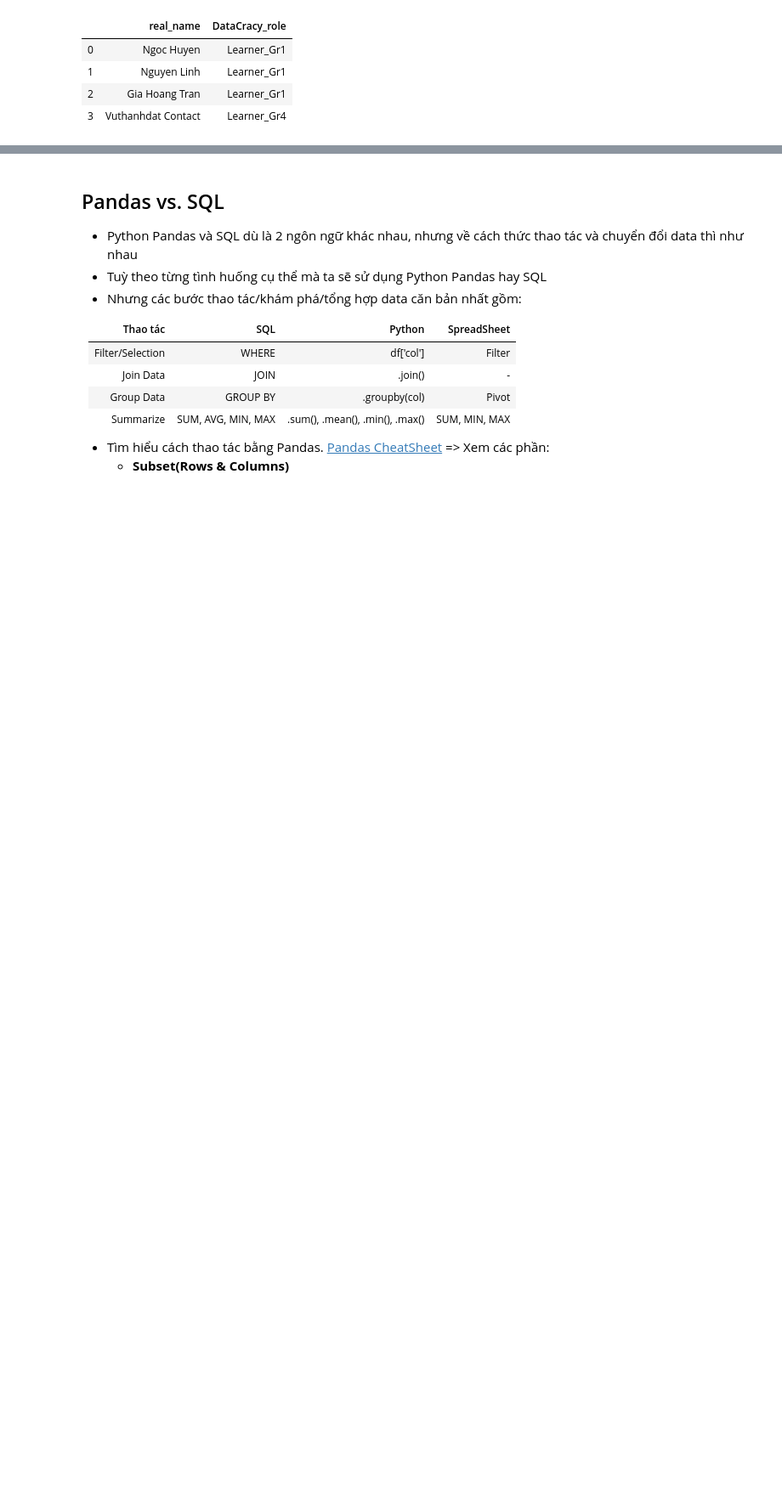
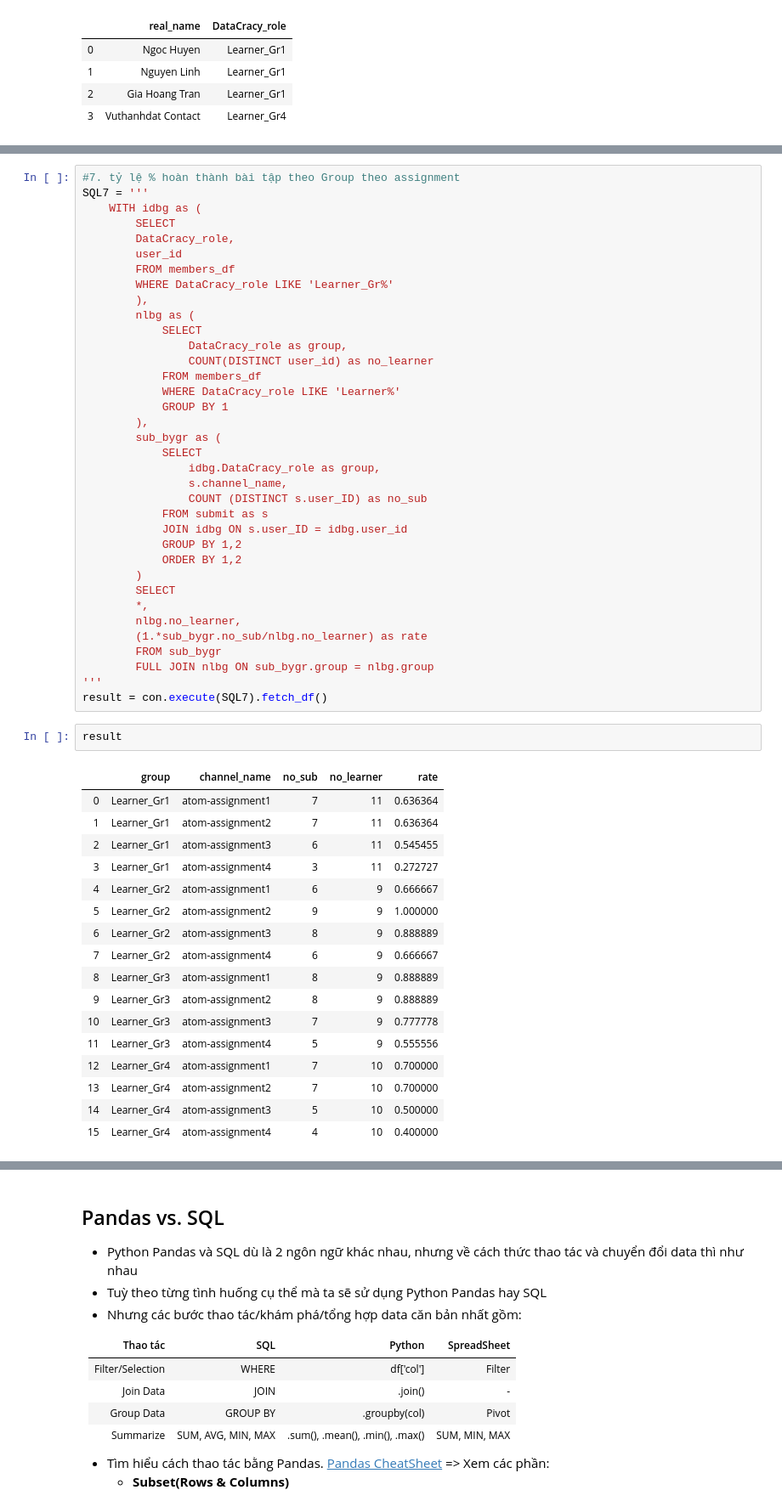
Before and after one commit to Lulichlam/atom-assignments, a Jupyter notebook: assignment_4/home_assignment_4.ipynb, the cells around one changed output, grey strips where cells are left out. Shown: that part at 85% size. Drawn from its saved outputs; the diff is of its cells as text; blank space fills up the shorter version.

```diff
--- a/assignment_4/home_assignment_4.ipynb
+++ b/assignment_4/home_assignment_4.ipynb
@@ -655,0 +698,56 @@ con.execute(SQL4).fetch_df()
+# %%
+#7. tỷ lệ % hoàn thành bài tập theo Group theo assignment
+SQL7 = '''
+    WITH idbg as (
+        SELECT
+        DataCracy_role,
+        user_id
+        FROM members_df
+        WHERE DataCracy_role LIKE 'Learner_Gr%'
+        ),
+        nlbg as (
+            SELECT
+                DataCracy_role as group,
+                COUNT(DISTINCT user_id) as no_learner
+            FROM members_df
+            WHERE DataCracy_role LIKE 'Learner%'
+            GROUP BY 1
+        ),
+        sub_bygr as (
+            SELECT
+                idbg.DataCracy_role as group,
+                s.channel_name,
+                COUNT (DISTINCT s.user_ID) as no_sub
+            FROM submit as s
+            JOIN idbg ON s.user_ID = idbg.user_id
+            GROUP BY 1,2
+            ORDER BY 1,2
+        )
+        SELECT
+        *,
+        nlbg.no_learner,
+        (1.*sub_bygr.no_sub/nlbg.no_learner) as rate
+        FROM sub_bygr
+        FULL JOIN nlbg ON sub_bygr.group = nlbg.group
+'''
+result = con.execute(SQL7).fetch_df()
+# %%
+result
+# %% [output]
+|  | group | channel_name | no_sub | no_learner | rate |
+| 0 | Learner_Gr1 | atom-assignment1 | 7 | 11 | 0.636364 |
+| 1 | Learner_Gr1 | atom-assignment2 | 7 | 11 | 0.636364 |
+| 2 | Learner_Gr1 | atom-assignment3 | 6 | 11 | 0.545455 |
+| 3 | Learner_Gr1 | atom-assignment4 | 3 | 11 | 0.272727 |
+| 4 | Learner_Gr2 | atom-assignment1 | 6 | 9 | 0.666667 |
+| 5 | Learner_Gr2 | atom-assignment2 | 9 | 9 | 1.000000 |
+| 6 | Learner_Gr2 | atom-assignment3 | 8 | 9 | 0.888889 |
+| 7 | Learner_Gr2 | atom-assignment4 | 6 | 9 | 0.666667 |
+| 8 | Learner_Gr3 | atom-assignment1 | 8 | 9 | 0.888889 |
+| 9 | Learner_Gr3 | atom-assignment2 | 8 | 9 | 0.888889 |
+| 10 | Learner_Gr3 | atom-assignment3 | 7 | 9 | 0.777778 |
+| 11 | Learner_Gr3 | atom-assignment4 | 5 | 9 | 0.555556 |
+| 12 | Learner_Gr4 | atom-assignment1 | 7 | 10 | 0.700000 |
+| 13 | Learner_Gr4 | atom-assignment2 | 7 | 10 | 0.700000 |
+| 14 | Learner_Gr4 | atom-assignment3 | 5 | 10 | 0.500000 |
+| 15 | Learner_Gr4 | atom-assignment4 | 4 | 10 | 0.400000 |
```
Also changed, not shown: parts of 23 cells of this notebook.
